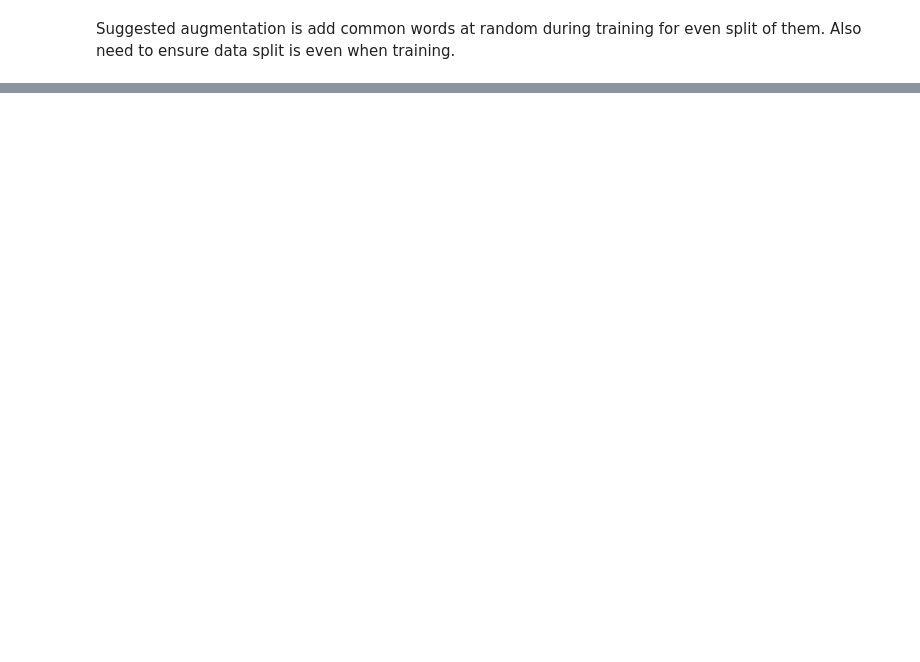
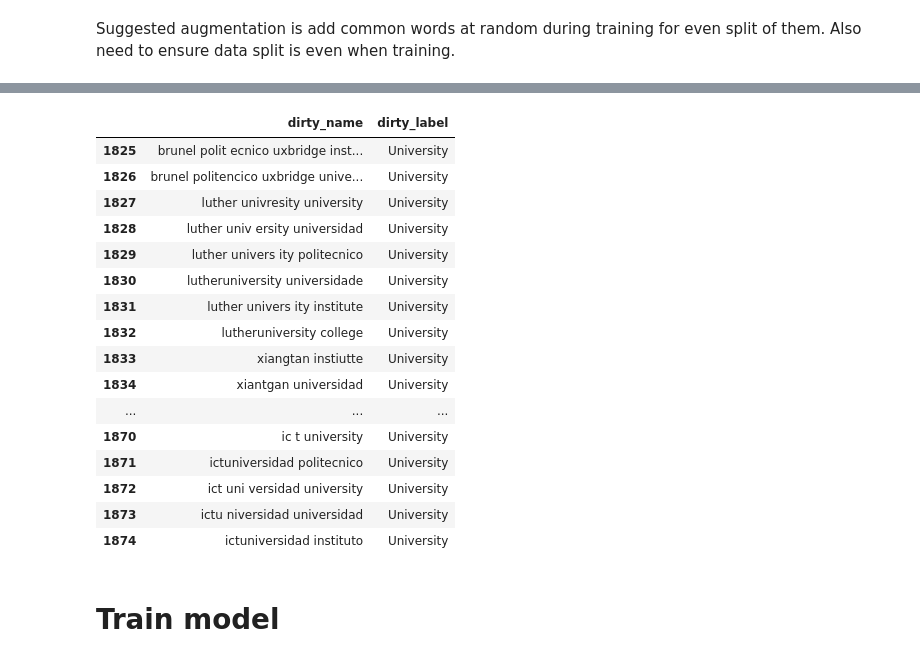
Before and after one commit to Mattshanevdberg/Melio_name-classifier, a Jupyter notebook: notebooks/candidate_name_notebook.ipynb, the cells around one changed output, grey strips where cells are left out. Saved outputs shown, nothing was run; the diff lists cells and outputs as text; code cells hidden in the pictures; blank space fills up the shorter version.

```diff
--- a/notebooks/candidate_name_notebook.ipynb
+++ b/notebooks/candidate_name_notebook.ipynb
@@ -393,0 +581,37 @@ Also need to ensure data split is even when training.
+# %%
+# remove some entries from the person category
+def remove_person_examples(train_df, percentage, seed=42):
+    """
+    Removes a specified percentage of rows from the 'Person' category in the training dataset.
+
+    Parameters:
+    - train_df: pandas.DataFrame
+        Training dataset with a 'dirty_label' column.
+    - percentage: float
+        Percentage of 'Person' rows to remove (e.g., 0.3 for 30%).
+    - seed: int
+        Random seed for reproducibility.
+
+    Returns:
+    - reduced_df: pandas.DataFrame
+        Training dataset with specified portion of 'Person' entries removed.
+    """
+    import pandas as pd
+    import numpy as np
+
+    assert 0 <= percentage <= 1, "Percentage must be between 0 and 1"
+
+    person_df = train_df[train_df['dirty_label'] == 'Person']
+    non_person_df = train_df[train_df['dirty_label'] != 'Person']
+
+    # Determine how many to keep
+    keep_count = int(len(person_df) * (1 - percentage))
+    reduced_person_df = person_df.sample(n=keep_count, random_state=seed)
+
+    # Combine and shuffle
+    reduced_df = pd.concat([reduced_person_df, non_person_df], ignore_index=True)
+    reduced_df = reduced_df.sample(frac=1, random_state=seed).reset_index(drop=True)
+
+    return reduced_df
+# %%
+reduced_df = remove_person_examples(train_df_adjusted, 0.8)
@@ -393,0 +747,2 @@ Also need to ensure data split is even when training.
+# %%
+augmented_train_df = augment_dataset_with_noise(reduced_df)
@@ -393,0 +753,2 @@ Also need to ensure data split is even when training.
+# %%
+augmented_train_df = reassign_random_pattern_in_place(augmented_train_df, get_label_patterns())
@@ -393,0 +779,22 @@ Also need to ensure data split is even when training.
+# %%
+augmented_train_df.tail(50)
+# %% [output]
+|  | dirty_name | dirty_label |
+| 1825 | brunel polit ecnico uxbridge inst... | University |
+| 1826 | brunel politencico uxbridge unive... | University |
+| 1827 | luther univresity university | University |
+| 1828 | luther univ ersity universidad | University |
+| 1829 | luther univers ity politecnico | University |
+| 1830 | lutheruniversity universidade | University |
+| 1831 | luther univers ity institute | University |
+| 1832 | lutheruniversity college | University |
+| 1833 | xiangtan instiutte | University |
+| 1834 | xiantgan universidad | University |
+| ... | ... | ... |
+| 1870 | ic t university | University |
+| 1871 | ictuniversidad politecnico | University |
+| 1872 | ict uni versidad university | University |
+| 1873 | ictu niversidad universidad | University |
+| 1874 | ictuniversidad instituto | University |
+# %% [markdown]
+# Train model
```
Also changed, not shown: parts of 25 cells of this notebook, 28 other files.
